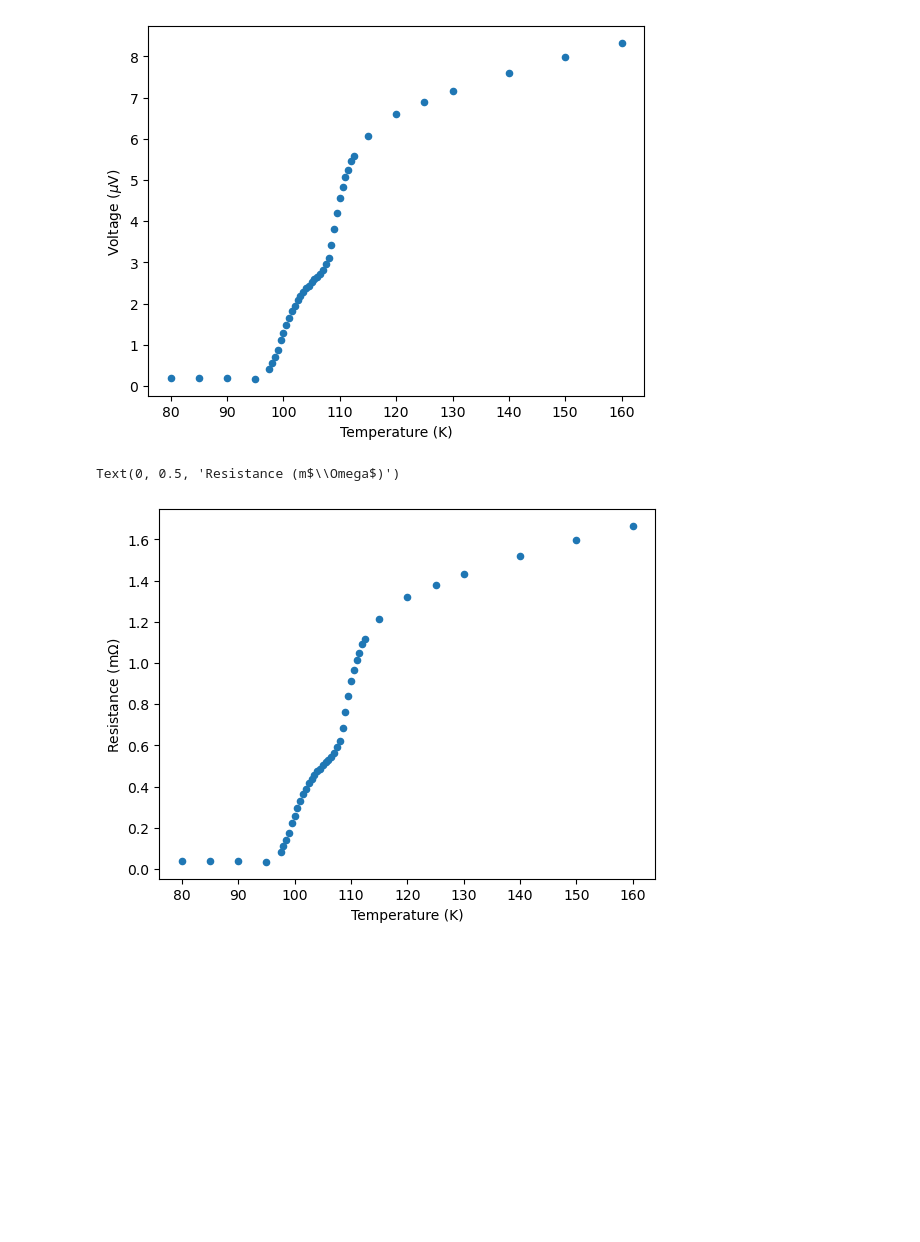
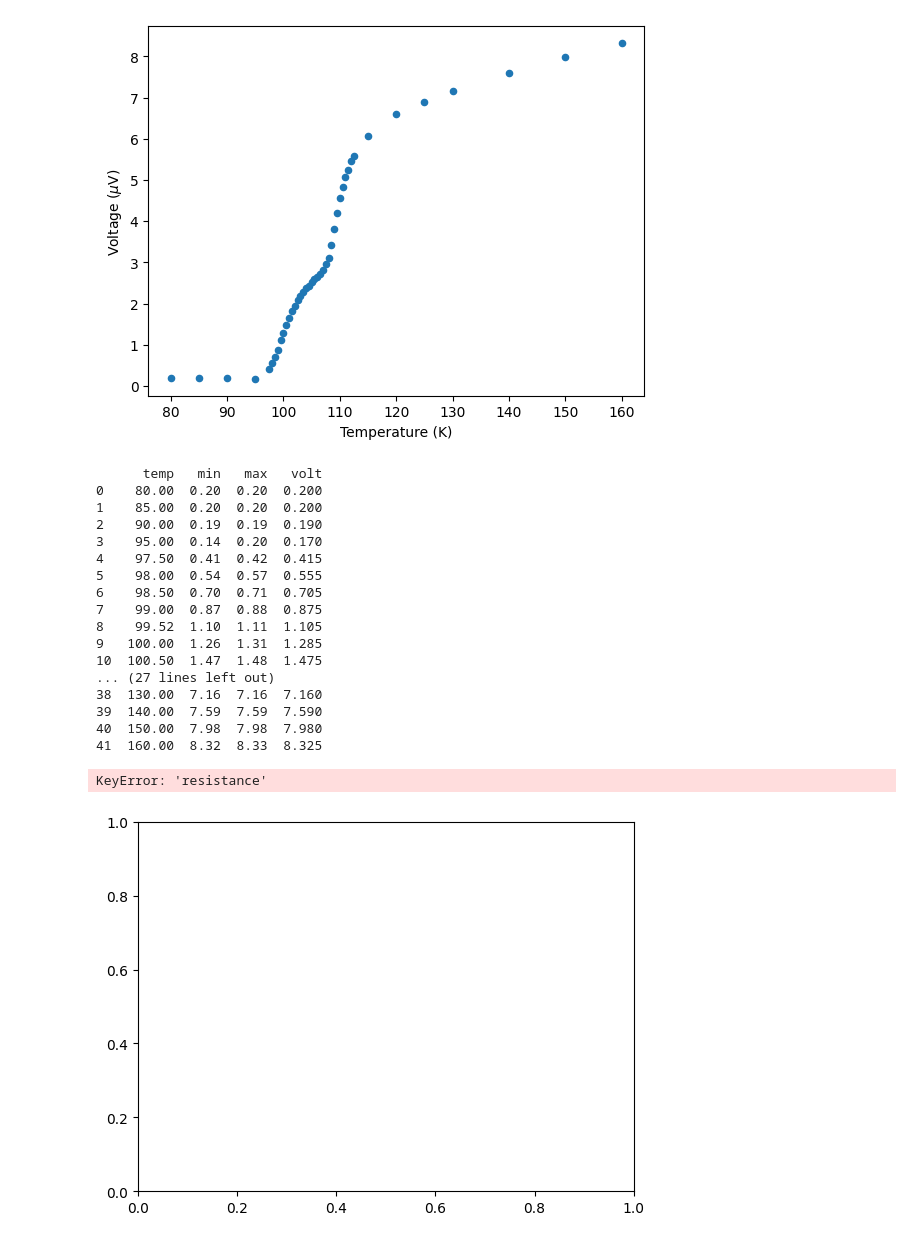
Before and after one commit to denzelayala1/lab-data-F23, a Jupyter notebook: superconductivity/analysis/dataSC.ipynb, the cells around one changed output. Drawn from its saved outputs; the diff is of its cells as text; code cells hidden in the pictures; blank space fills up the shorter version.

```diff
--- a/superconductivity/analysis/dataSC.ipynb
+++ b/superconductivity/analysis/dataSC.ipynb
@@ -49,18 +51,35 @@ Text(0, 0.5, 'Voltage ($\\mu$V)')
 [figure]
 # %%
 tempBSC = pd.read_csv('volt_temp_BSCCO.csv')
-tempBSC.resistance = tempBSC.resistance * 1000
+print(tempBSC)
 tempBSC.plot.scatter(x = 'temp', y = 'resistance')
 
 #plt.errorbar(lockinDF['freq'],lockinDF['avg'], yerr=lockinDF['stdDev'], capsize = 5)
 
 
 ax = plt.subplot()
 plt.xlabel('Temperature (K)')
 plt.ylabel('Resistance (m$\Omega$)')
 # %% [output]
-Text(0, 0.5, 'Resistance (m$\\Omega$)')
+      temp   min   max   volt
+0    80.00  0.20  0.20  0.200
+1    85.00  0.20  0.20  0.200
+2    90.00  0.19  0.19  0.190
+3    95.00  0.14  0.20  0.170
+4    97.50  0.41  0.42  0.415
+5    98.00  0.54  0.57  0.555
+6    98.50  0.70  0.71  0.705
+7    99.00  0.87  0.88  0.875
+8    99.52  1.10  1.11  1.105
+9   100.00  1.26  1.31  1.285
+10  100.50  1.47  1.48  1.475
+... (27 lines left out)
+38  130.00  7.16  7.16  7.160
+39  140.00  7.59  7.59  7.590
+40  150.00  7.98  7.98  7.980
+41  160.00  8.32  8.33  8.325
+KeyError: 'resistance'
-[figure, old version]
+[figure, new version]
 # %%
 tempBSC = pd.read_csv('volt_temp_BSCCO.csv')
 resistivity()
```
Also changed, not shown: parts of 2 cells of this notebook, 8 other files.
